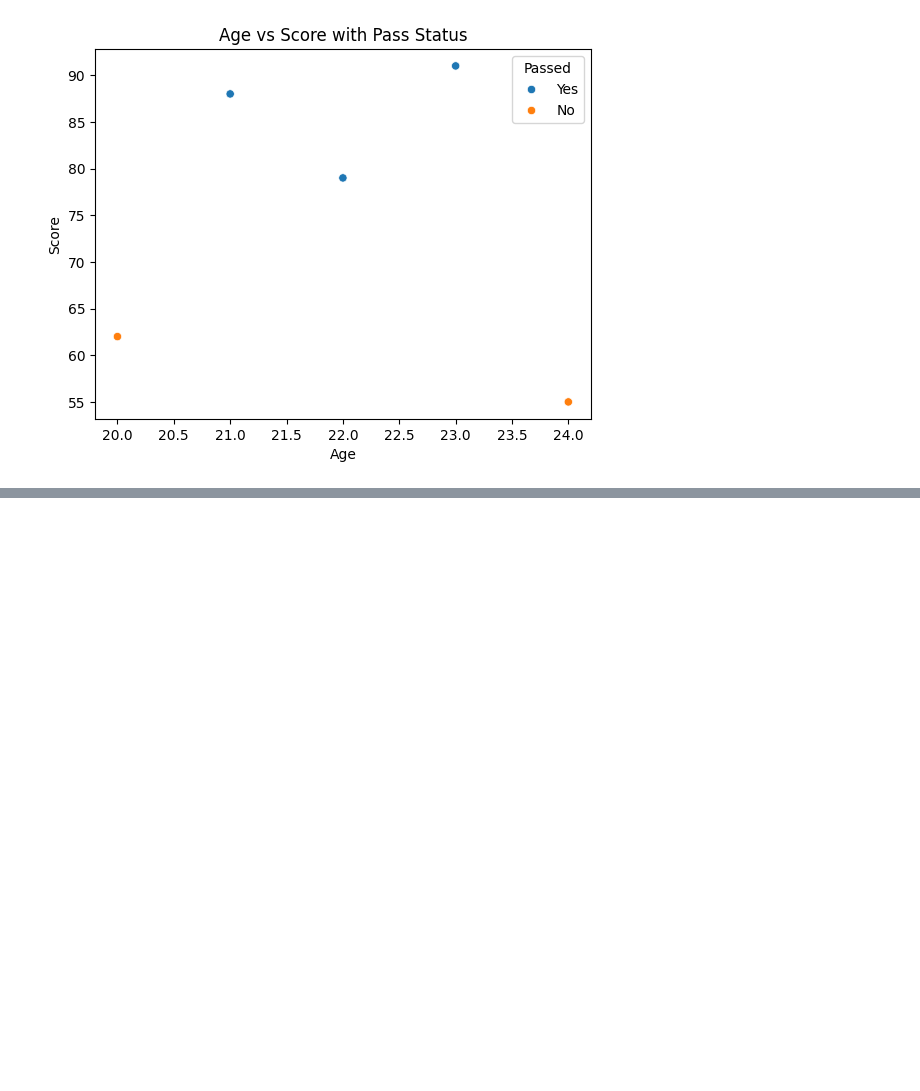
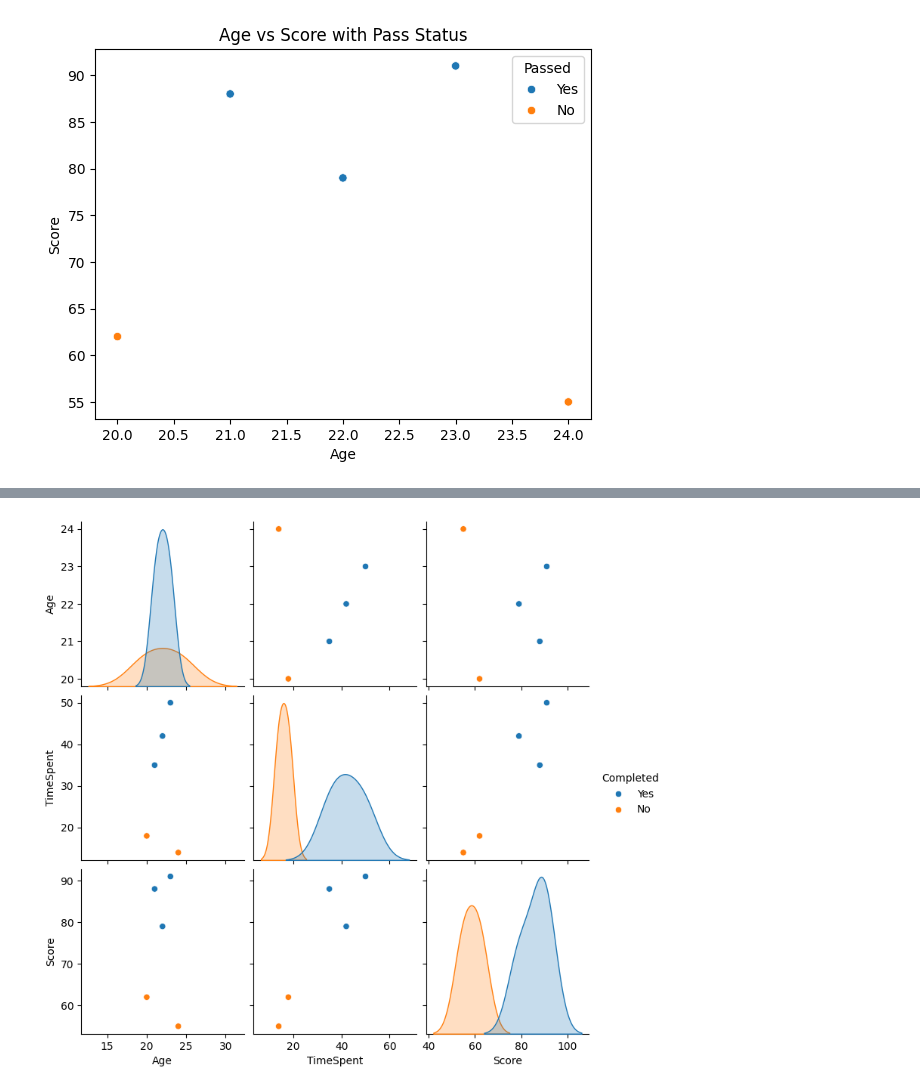
Before and after one commit to vibhorrrrr/Data-Analytics, a Jupyter notebook: visualization.ipynb, the cells around one changed output, grey strips where cells are left out. Drawn from its saved outputs; the diff is of its cells as text; code cells hidden in the pictures; blank space fills up the shorter version.

```diff
--- a/visualization.ipynb
+++ b/visualization.ipynb
@@ -102,0 +142,5 @@ plt.show()
+# %%
+sns.pairplot(df, hue='Completed')
+plt.show()
+# %% [output]
+[figure, added]
```
Also changed, not shown: parts of 7 cells of this notebook, 1 other file.
